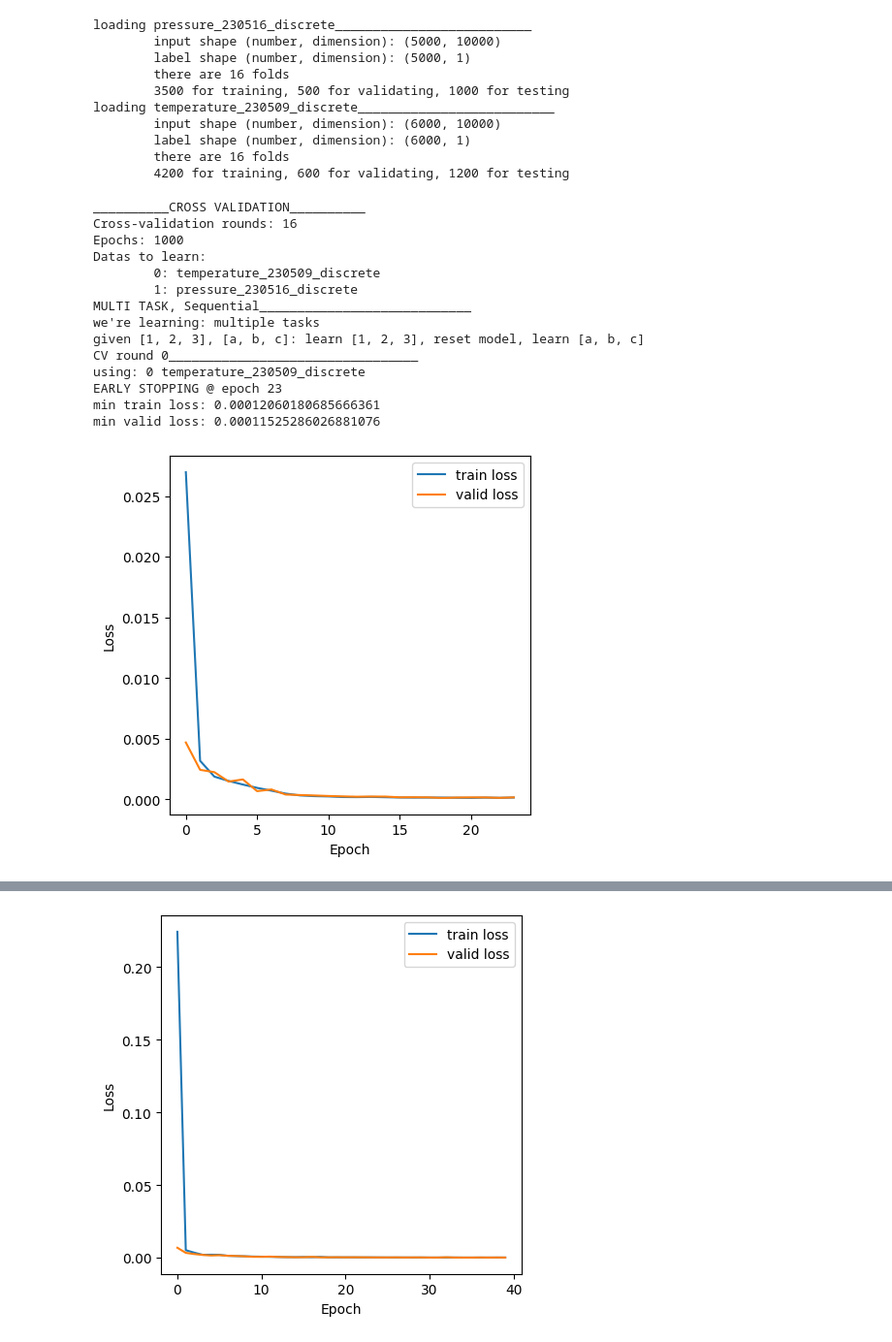
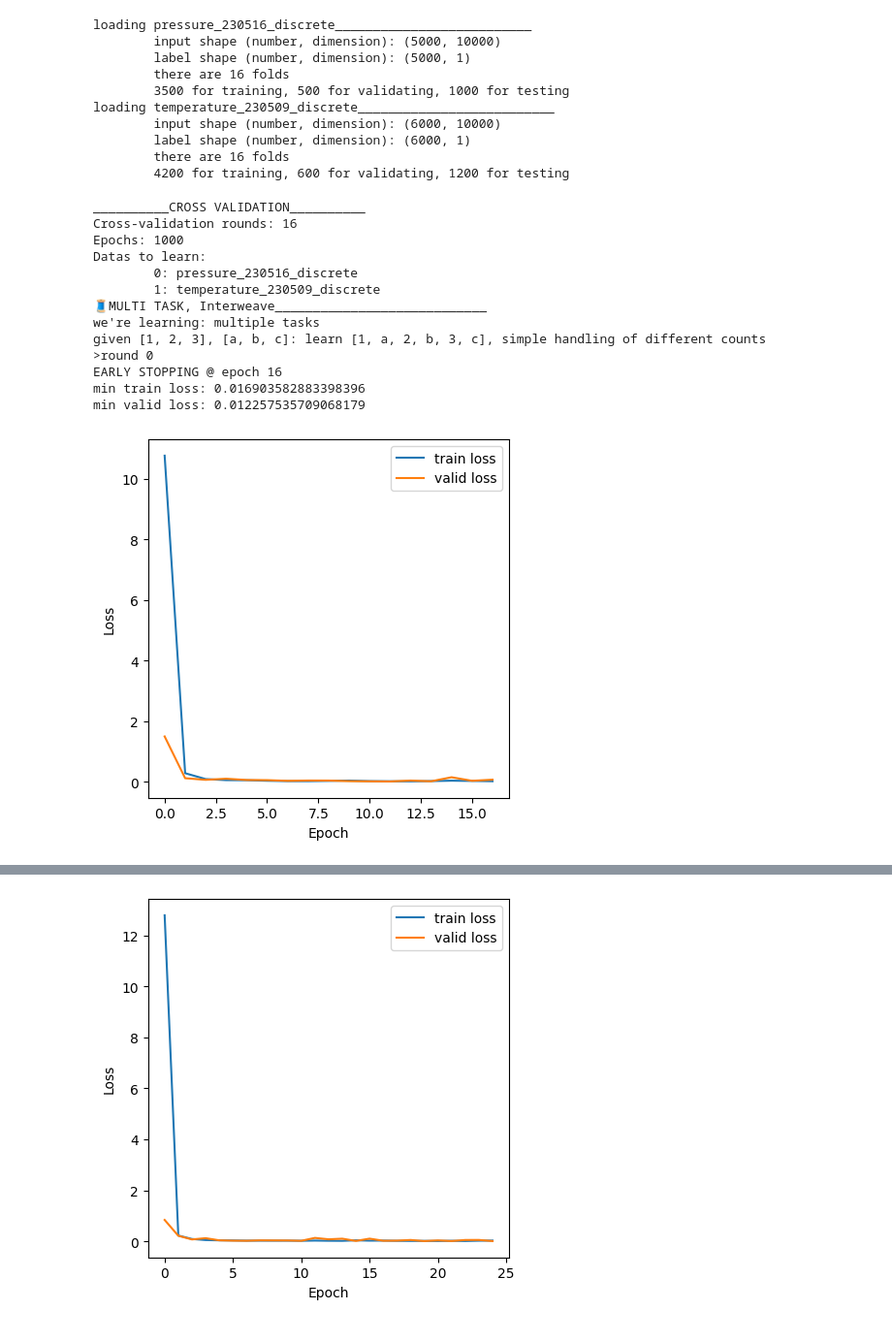
Before and after one commit to JasonLiu2024/Meta-Learning, a Jupyter notebook: SiameseAux.ipynb, the cells around one changed output, grey strips where cells are left out. Shown at 97% size. Saved outputs shown, nothing was run; the diff lists cells and outputs as text; code cells hidden in the pictures.

```diff
--- a/SiameseAux.ipynb
+++ b/SiameseAux.ipynb
@@ -48,36 +48,35 @@ loading temperature_230509_discrete__________________________
 # %%
 from CrossValidation import CrossValidator
 from tools import SaveBestCrossValidationModel
 from Siamese import SiameseDataset, SiameseAuxManager
 from data import alternate_rows_itertools
-datas.reverse()
+# datas.reverse()
 CVtor = CrossValidator(s['cross validation round'],
                        s['epoch'],
                        SaveBestCrossValidationModel(s['best model folder']),
                        SiameseDataset,
                        datas,
                        data_dictionary,
                        SiameseAuxManager,
                        s,
                        device)
 # CVtor.single_task_train(0)
-CVtor.multi_task_train_sequential()
-# CVtor.multi_task_train_weave(alternate_rows_itertools)
+# CVtor.multi_task_train_sequential()
+CVtor.multi_task_train_weave(alternate_rows_itertools)
 CVtor.complete_notify()
 CVtor.test_all()
 # %% [output]
 __________CROSS VALIDATION__________
 Cross-validation rounds: 16
 Epochs: 1000
 Datas to learn:
-        0: temperature_230509_discrete
-        1: pressure_230516_discrete
-MULTI TASK, Sequential____________________________
+        0: pressure_230516_discrete
+        1: temperature_230509_discrete
+🧵MULTI TASK, Interweave____________________________
 we're learning: multiple tasks
-given [1, 2, 3], [a, b, c]: learn [1, 2, 3], reset model, learn [a, b, c]
-CV round 0_________________________________
-using: 0 temperature_230509_discrete
-EARLY STOPPING @ epoch 23
-min train loss: 0.00012060180685666361
-min valid loss: 0.00011525286026881076
+given [1, 2, 3], [a, b, c]: learn [1, a, 2, b, 3, c], simple handling of different counts
+>round 0
+EARLY STOPPING @ epoch 16
+min train loss: 0.016903582883398396
+min valid loss: 0.012257535709068179
-[figure, old version]
+[figure, new version]
@@ -88 +87 @@ min valid loss: 0.00011355188144079875
-[figure, old version]
+[figure, new version]
```
Also changed, not shown: parts of 1 cell of this notebook, 9 other files.
